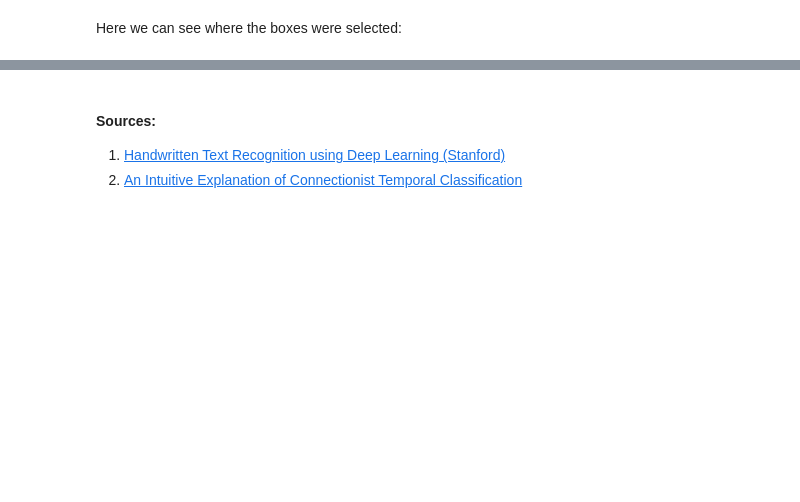
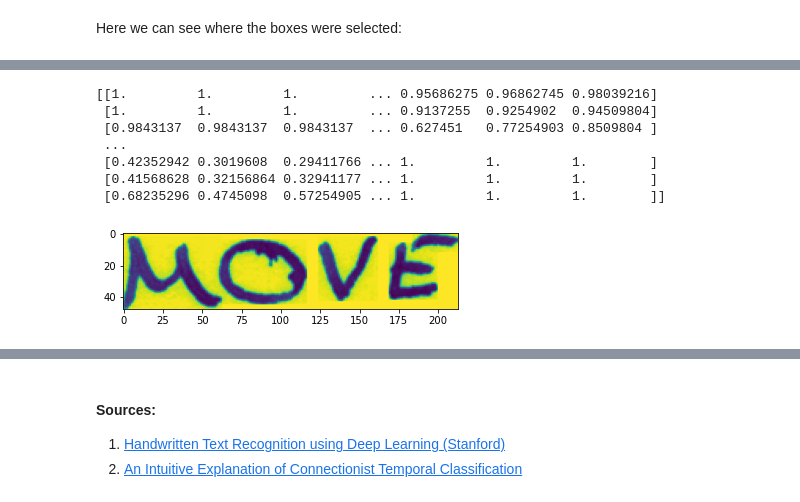
Before and after one commit to youssef-chaabouni/CSE204-Machine-Learning-Project, a Jupyter notebook: model_1/FinalProject_ML_AMYCTV.ipynb, the cells around one changed output, grey strips where cells are left out. Saved outputs shown, nothing was run; the diff lists cells and outputs as text; code cells hidden in the pictures; blank space fills up the shorter version.

```diff
--- a/model_1/FinalProject_ML_AMYCTV.ipynb
+++ b/model_1/FinalProject_ML_AMYCTV.ipynb
@@ -258,0 +481,13 @@ plt.show()
+# %%
+og = img.imread("./words/a01/a01-000u/a01-000u-00-01.png", 0)
+plt.imshow(og)
+print(og)
+# %% [output]
+[[1.         1.         1.         ... 0.95686275 0.96862745 0.98039216]
+ [1.         1.         1.         ... 0.9137255  0.9254902  0.94509804]
+ [0.9843137  0.9843137  0.9843137  ... 0.627451   0.77254903 0.8509804 ]
+ ...
+ [0.42352942 0.3019608  0.29411766 ... 1.         1.         1.        ]
+ [0.41568628 0.32156864 0.32941177 ... 1.         1.         1.        ]
+ [0.68235296 0.4745098  0.57254905 ... 1.         1.         1.        ]]
+[figure, added]
```
Also changed, not shown: parts of 18 cells of this notebook, 1 other file.
